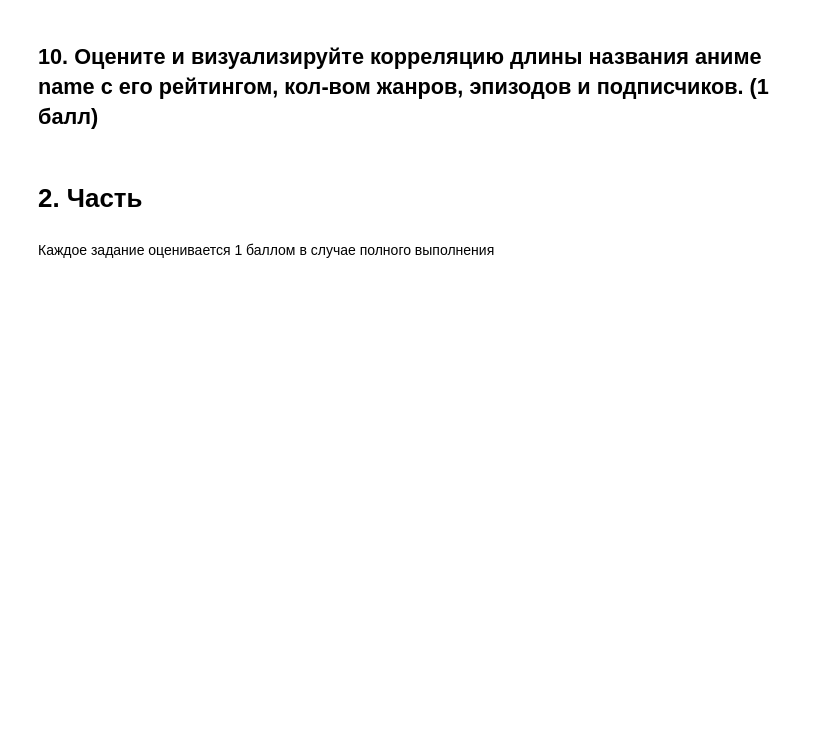
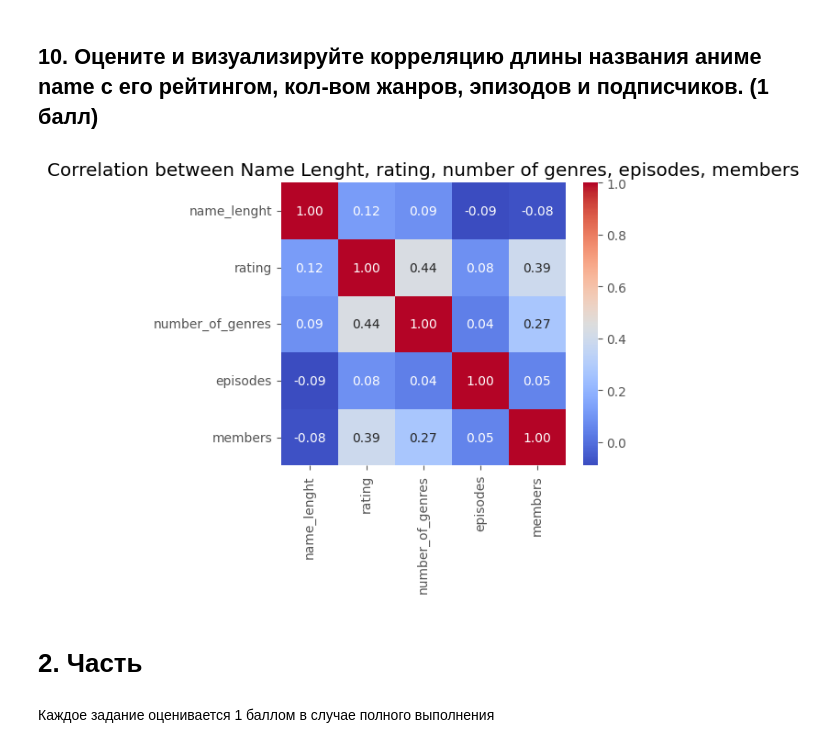
Before and after one commit to Evgenii-Iurin/ITMO, a Jupyter notebook: itmo_math_stat/ITMO_MathStat_HW_1.ipynb, the cells around one changed output. Cells and saved outputs as stored; diff of their text form; code cells hidden in the pictures; blank space fills up the shorter version.

```diff
--- a/itmo_math_stat/ITMO_MathStat_HW_1.ipynb
+++ b/itmo_math_stat/ITMO_MathStat_HW_1.ipynb
@@ -352,5 +367,15 @@ plt.show()
 # %% [markdown]
 ## 10. Оцените и визуализируйте корреляцию длины названия аниме name с его рейтингом, кол-вом жанров, эпизодов и подписчиков. (1 балл)
+# %%
+df['name_lenght'] = df['name'].apply(len)
+df['episodes'] = pd.to_numeric(df['episodes'], errors='coerce')
+correlation_matrix_task_10 = df[['name_lenght', 'rating', 'number_of_genres', 'episodes', 'members']].corr()
+plt.figure(figsize=(5, 4))
+sns.heatmap(correlation_matrix_task_10, annot=True, cmap='coolwarm', fmt=".2f")
+plt.title('Correlation between Name Lenght, rating, number of genres, episodes, members')
+plt.show()
+# %% [output]
+[figure, added]
 # %% [markdown]
 # 2. Часть
 # %% [markdown]
```
Also changed, not shown: parts of 4 cells of this notebook.
